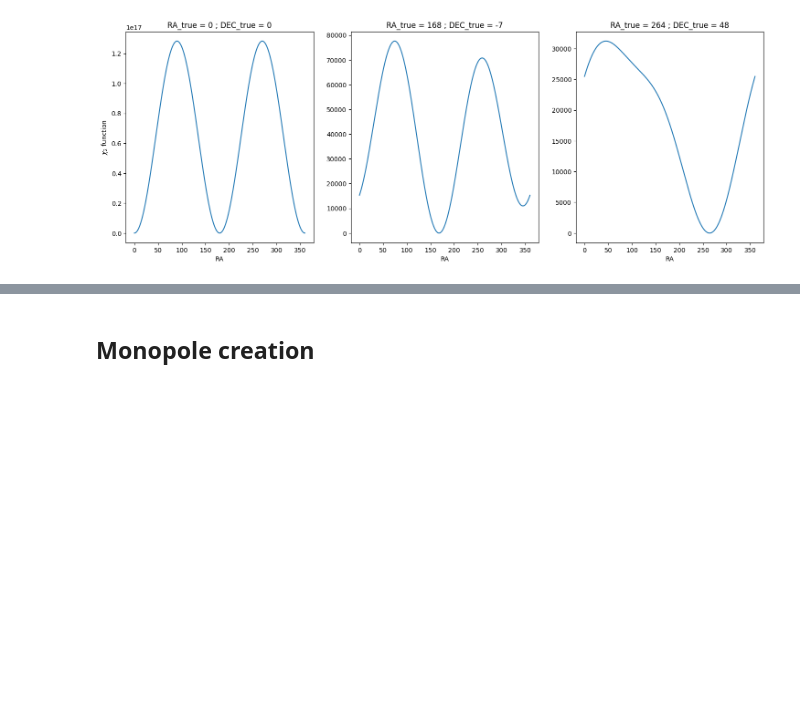
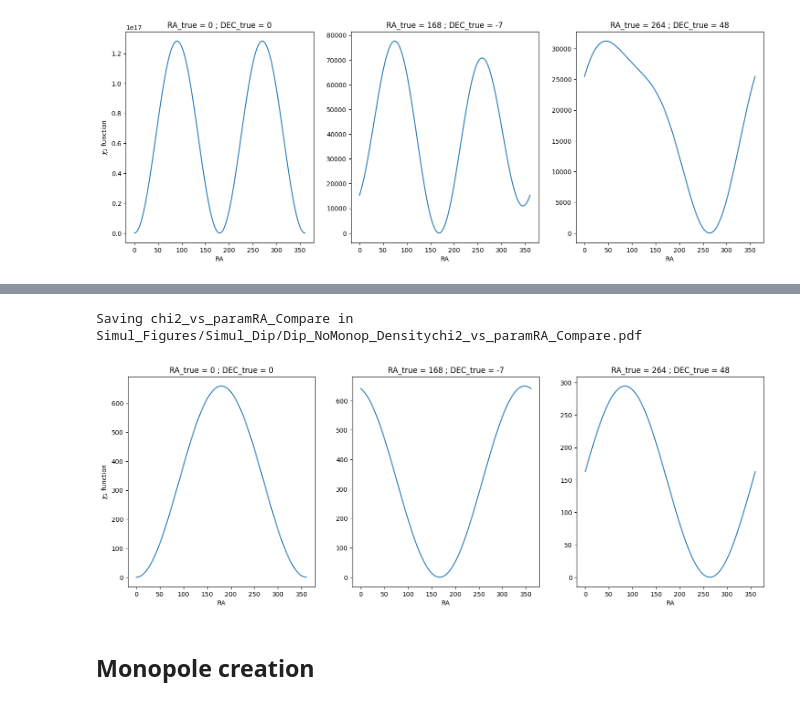
Before and after one commit to johannct/M2_Stage_Code, a Jupyter notebook: Simulation/Cost_Fuction_Study.ipynb, the cells around one changed output, grey strips where cells are left out. Cells and saved outputs as stored; diff of their text form; code cells hidden in the pictures; blank space fills up the shorter version.

```diff
--- a/Simulation/Cost_Fuction_Study.ipynb
+++ b/Simulation/Cost_Fuction_Study.ipynb
@@ -95,3 +142,24 @@ Saving chi2_vs_paramRA_Compare in Simul_Figures/Simul_Dip/Dip_NoMonop_chi2_vs_pa
+# %%
+fig, ax = plt.subplots(1, 3, figsize=(18, 6))
+RA_x = np.linspace(0, 360, 10000)
+ax[0].plot(RA_x, ls)
+ax[0].set_title(f"RA_true = {0} ; DEC_true = {0}")
+ax[0].set_xlabel('RA')
+ax[0].set_ylabel("$\chi_2$ function")
+
+ax[1].plot(RA_x, ls2)
+ax[1].set_title(f"RA_true = {168} ; DEC_true = {-7}")
+ax[1].set_xlabel('RA')
+
+ax[2].plot(RA_x, ls3)
+ax[2].set_title(f"RA_true = {264} ; DEC_true = {48}")
+ax[2].set_xlabel('RA')
+
+output_path = "Simul_Figures/Simul_Dip/Dip_NoMonop_Density"
+get_savefig(fig=fig, output_path=output_path, sufix="chi2_vs_paramRA_Compare")
+# %% [output]
+Saving chi2_vs_paramRA_Compare in Simul_Figures/Simul_Dip/Dip_NoMonop_Densitychi2_vs_paramRA_Compare.pdf
+[figure, added]
 # %% [markdown]
 ## Monopole creation
 # %%
```
Also changed, not shown: parts of 4 cells of this notebook, 7 other files.
